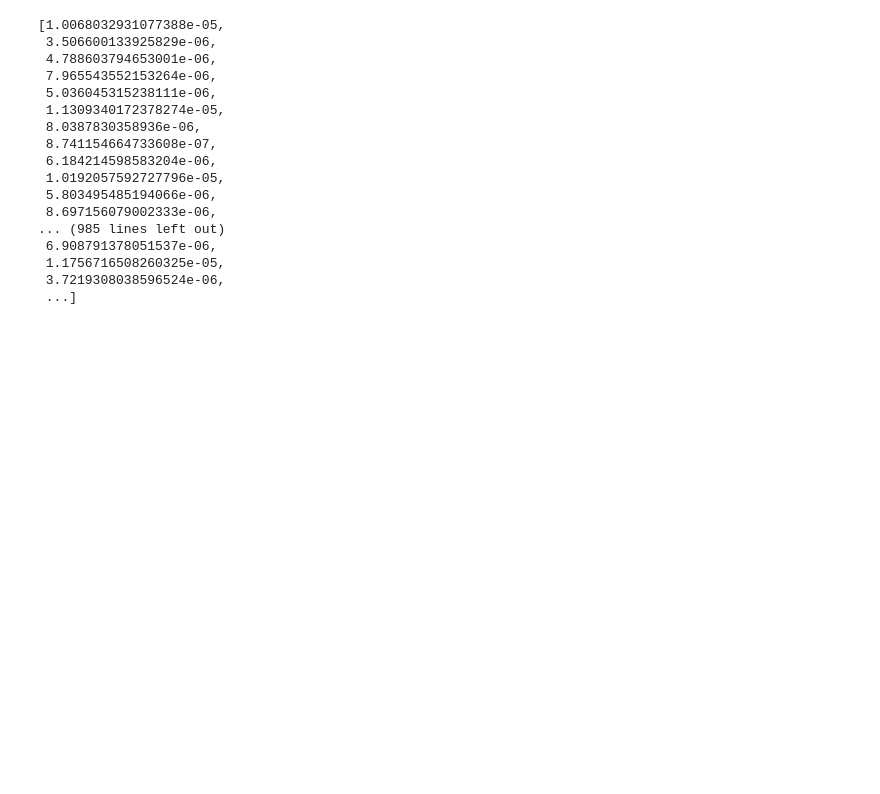
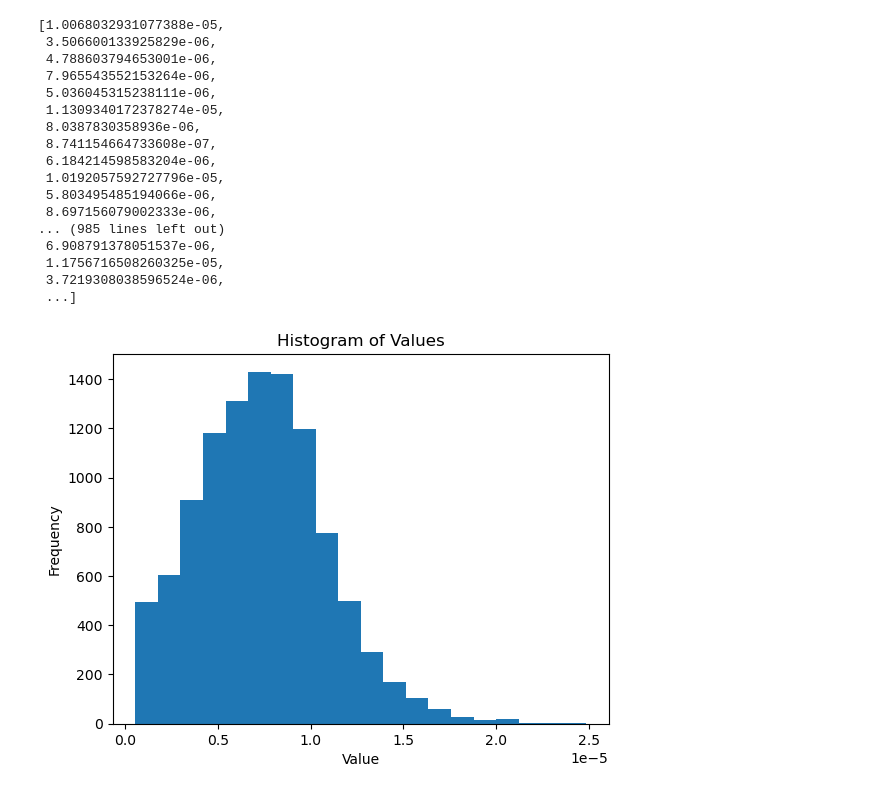
Before and after one commit to NiallMcguire/SIGIR_EEG_GAN, a Jupyter notebook: Development/Augmentation_Strategies/TF-IDF.ipynb, the cells around one changed output. Cells and saved outputs as stored; diff of their text form; code cells hidden in the pictures; blank space fills up the shorter version.

```diff
--- a/Development/Augmentation_Strategies/TF-IDF.ipynb
+++ b/Development/Augmentation_Strategies/TF-IDF.ipynb
@@ -245,3 +245,14 @@ list_of_sentence_tf_idf
  1.1756716508260325e-05,
  3.7219308038596524e-06,
  ...]
+# %%
+import matplotlib.pyplot as plt
+
+# Assuming 'data' is your list of values
+plt.hist(list_of_sentence_tf_idf, bins=20)  # Adjust the number of bins as needed
+plt.xlabel('Value')
+plt.ylabel('Frequency')
+plt.title('Histogram of Values')
+plt.show()
+# %% [output]
+[figure, added]
```
